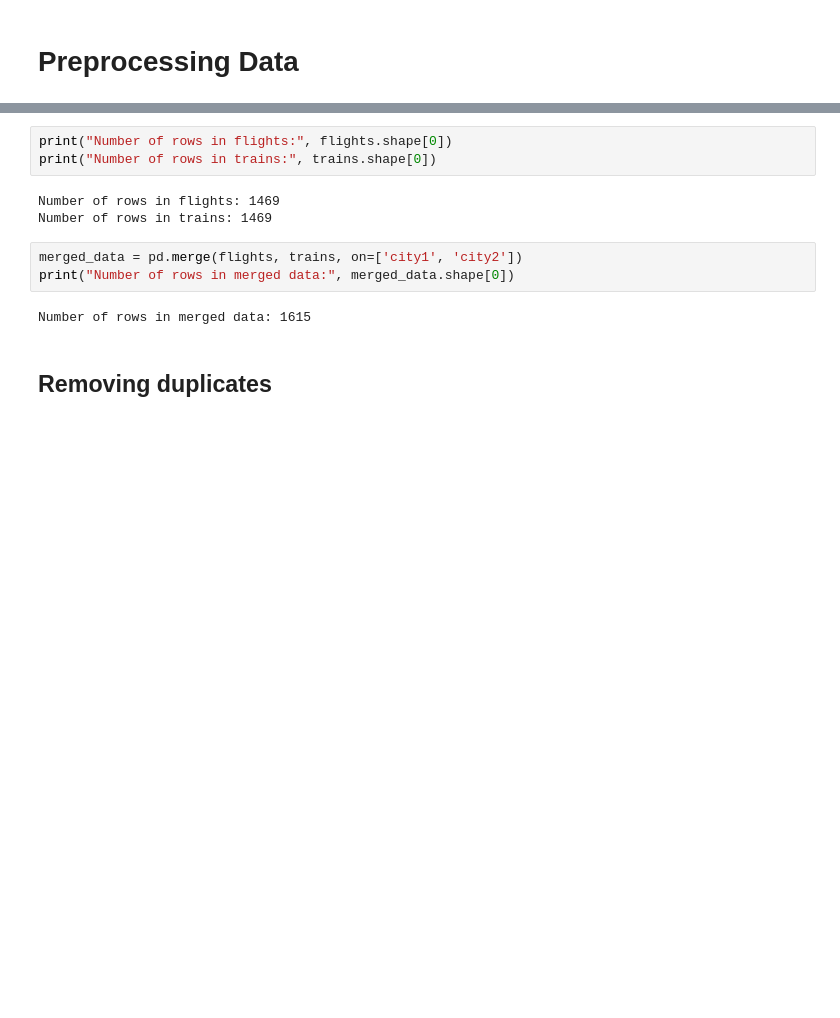
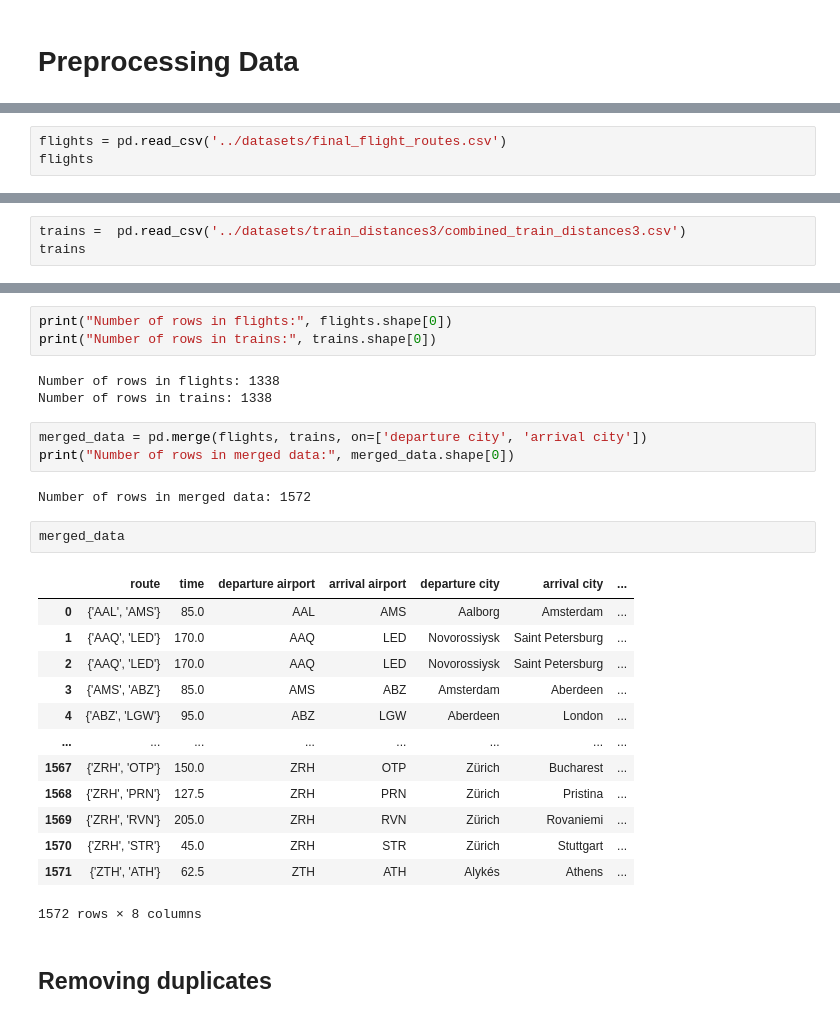
Before and after one commit to RabDou44/DOPP_group18, a Jupyter notebook: first_try_analysis.ipynb, the cells around one changed output, grey strips where cells are left out. Cells and saved outputs as stored; diff of their text form; blank space fills up the shorter version.

Commit message:
merging flights with trains for analysis

```diff
--- a/first_try_analysis.ipynb
+++ b/first_try_analysis.ipynb
@@ -42,0 +18,3 @@ flights
+# %%
+flights = pd.read_csv('../datasets/final_flight_routes.csv')
+flights
@@ -42,0 +35,3 @@ flights
+# %%
+trains =  pd.read_csv('../datasets/train_distances3/combined_train_distances3.csv')
+trains
@@ -44,13 +53,29 @@ flights
 print("Number of rows in flights:", flights.shape[0])
 print("Number of rows in trains:", trains.shape[0])
 # %% [output]
-Number of rows in flights: 1469
-Number of rows in trains: 1469
+Number of rows in flights: 1338
+Number of rows in trains: 1338
 # %%
-merged_data = pd.merge(flights, trains, on=['city1', 'city2'])
+merged_data = pd.merge(flights, trains, on=['departure city', 'arrival city'])
 print("Number of rows in merged data:", merged_data.shape[0])
 # %% [output]
-Number of rows in merged data: 1615
+Number of rows in merged data: 1572
+# %%
+merged_data
+# %% [output]
+|  | route | time | departure airport | arrival airport | departure city | arrival city | ... |
+| 0 | {'AAL', 'AMS'} | 85.0 | AAL | AMS | Aalborg | Amsterdam | ... |
+| 1 | {'AAQ', 'LED'} | 170.0 | AAQ | LED | Novorossiysk | Saint Petersburg | ... |
+| 2 | {'AAQ', 'LED'} | 170.0 | AAQ | LED | Novorossiysk | Saint Petersburg | ... |
+| 3 | {'AMS', 'ABZ'} | 85.0 | AMS | ABZ | Amsterdam | Aberdeen | ... |
+| 4 | {'ABZ', 'LGW'} | 95.0 | ABZ | LGW | Aberdeen | London | ... |
+| ... | ... | ... | ... | ... | ... | ... | ... |
+| 1567 | {'ZRH', 'OTP'} | 150.0 | ZRH | OTP | Zürich | Bucharest | ... |
+| 1568 | {'ZRH', 'PRN'} | 127.5 | ZRH | PRN | Zürich | Pristina | ... |
+| 1569 | {'ZRH', 'RVN'} | 205.0 | ZRH | RVN | Zürich | Rovaniemi | ... |
+| 1570 | {'ZRH', 'STR'} | 45.0 | ZRH | STR | Zürich | Stuttgart | ... |
+| 1571 | {'ZTH', 'ATH'} | 62.5 | ZTH | ATH | Alykés | Athens | ... |
+1572 rows × 8 columns
 # %% [markdown]
 ## Removing duplicates
 # %%
```
Also changed, not shown: parts of 6 cells of this notebook, 1 other file.
